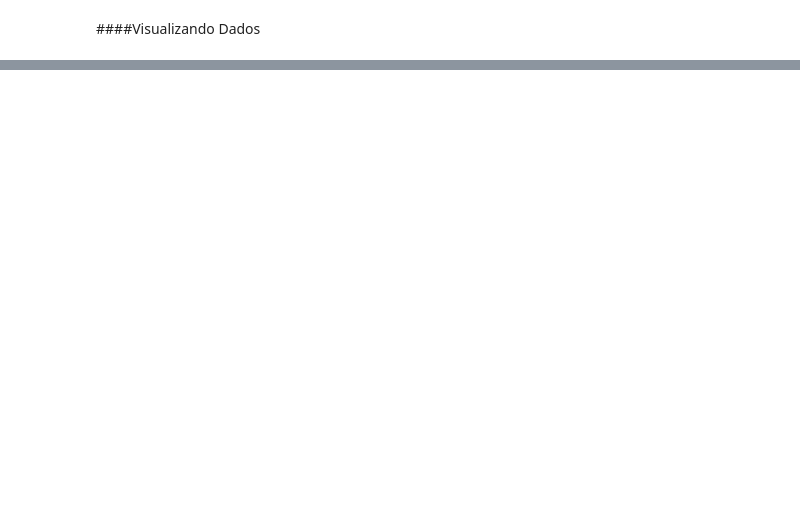
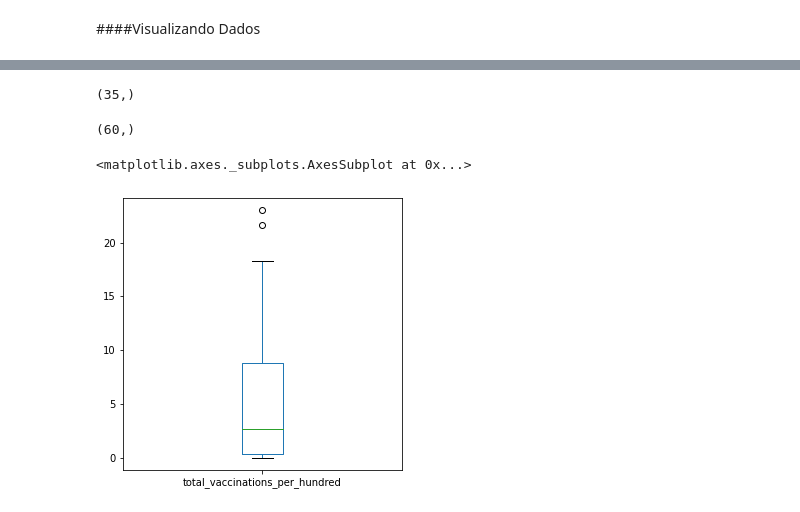
Before and after one commit to hitallocavas/covid-19-data-analysis, a Jupyter notebook: covid_19_analisys.ipynb, the cells around one changed output, grey strips where cells are left out. Cells and saved outputs as stored; diff of their text form; code cells hidden in the pictures; blank space fills up the shorter version.

```diff
--- a/covid_19_analisys.ipynb
+++ b/covid_19_analisys.ipynb
@@ -677,0 +1034,2 @@ plt.plot(usa_vaccinations['daily_vaccinations'],usa_vaccinations['date'])
+# %%
+woman_paprliaments_without_outliers = remove_outliers(country_profiles, [column_name])
@@ -677,0 +1039,3 @@ plt.plot(usa_vaccinations['daily_vaccinations'],usa_vaccinations['date'])
+# %%
+low_woman_paprliaments_without_outliers = woman_paprliaments_without_outliers[woman_paprliaments_without_outliers[column_name] <= woman_paprliaments_without_outliers[column_name].median()]
+low_woman_paprliaments_without_outliers[column_name]
@@ -677,0 +1071,15 @@ plt.plot(usa_vaccinations['daily_vaccinations'],usa_vaccinations['date'])
+# %%
+total_vaccination_low_woman_parlament = country_vaccinations.groupby(by='iso_code').last()[country_vaccinations.groupby(by='iso_code').last()['country'].isin(low_woman_paprliaments_without_outliers['country'])]['total_vaccinations_per_hundred']
+total_vaccination_low_woman_parlament.shape
+# %% [output]
+(35,)
+# %%
+total_vaccination_high_woman_parlament = country_vaccinations.groupby(by='iso_code').last()[country_vaccinations.groupby(by='iso_code').last()['country'].isin(high_woman_paprliaments_without_outliers['country'])]['total_vaccinations_per_hundred']
+total_vaccination_high_woman_parlament.shape
+# %% [output]
+(60,)
+# %%
+total_vaccination_low_woman_parlament.plot.box()
+# %% [output]
+<matplotlib.axes._subplots.AxesSubplot at 0x...>
+[figure, added]
```
Also changed, not shown: parts of 73 cells of this notebook.
